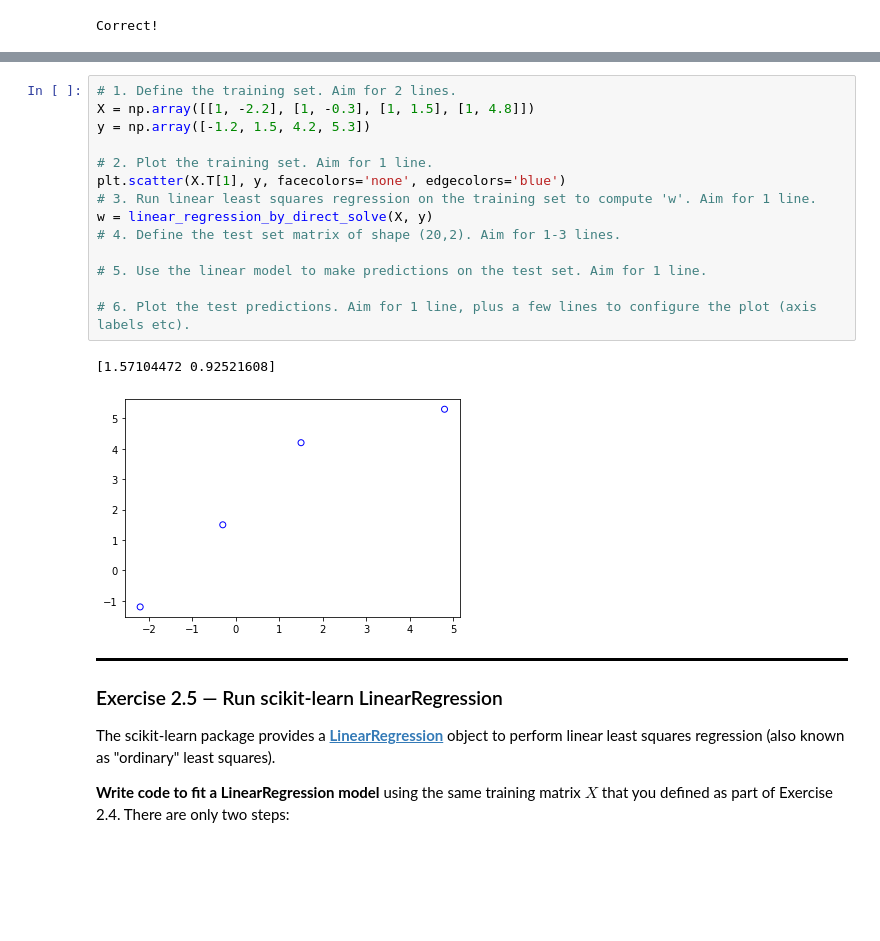
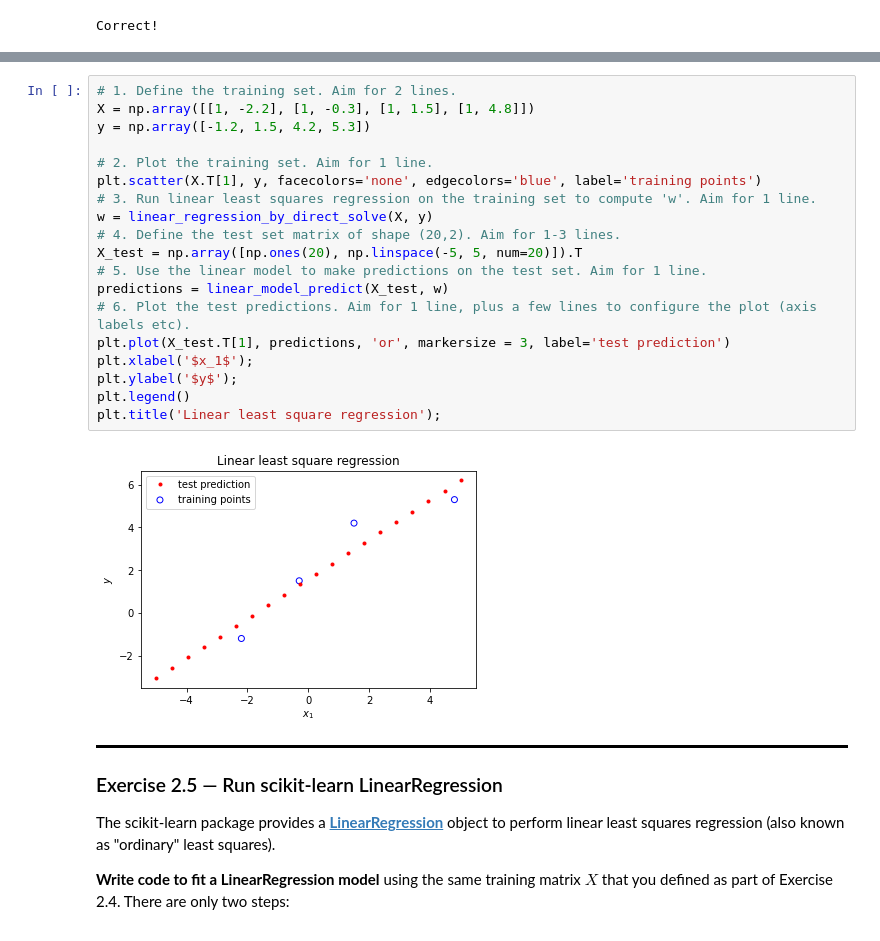
Before and after one commit to alimus22/SOEN, a Jupyter notebook: COMP432/lab2/lab2-exercises.ipynb, the cells around one changed output, grey strips where cells are left out. Saved outputs shown, nothing was run; the diff lists cells and outputs as text; blank space fills up the shorter version.

```diff
--- a/COMP432/lab2/lab2-exercises.ipynb
+++ b/COMP432/lab2/lab2-exercises.ipynb
@@ -447,20 +447,24 @@ Your code should follow this sequence of steps:
 # %%
 # 1. Define the training set. Aim for 2 lines.
 X = np.array([[1, -2.2], [1, -0.3], [1, 1.5], [1, 4.8]])
 y = np.array([-1.2, 1.5, 4.2, 5.3])
 
 # 2. Plot the training set. Aim for 1 line.
-plt.scatter(X.T[1], y, facecolors='none', edgecolors='blue')
+plt.scatter(X.T[1], y, facecolors='none', edgecolors='blue', label='training points')
 # 3. Run linear least squares regression on the training set to compute 'w'. Aim for 1 line.
 w = linear_regression_by_direct_solve(X, y)
 # 4. Define the test set matrix of shape (20,2). Aim for 1-3 lines.
-
+X_test = np.array([np.ones(20), np.linspace(-5, 5, num=20)]).T
 # 5. Use the linear model to make predictions on the test set. Aim for 1 line.
-
+predictions = linear_model_predict(X_test, w)
 # 6. Plot the test predictions. Aim for 1 line, plus a few lines to configure the plot (axis labels etc).
+plt.plot(X_test.T[1], predictions, 'or', markersize = 3, label='test prediction')
+plt.xlabel('$x_1$');
+plt.ylabel('$y$');
+plt.legend()
+plt.title('Linear least square regression');
 # %% [output]
-[1.57104472 0.92521608]
-[figure, old version]
+[figure, new version]
 # %% [markdown]
 <div style="border-bottom: 3px solid black;"></div>
 
```
Also changed, not shown: parts of 12 cells of this notebook.
